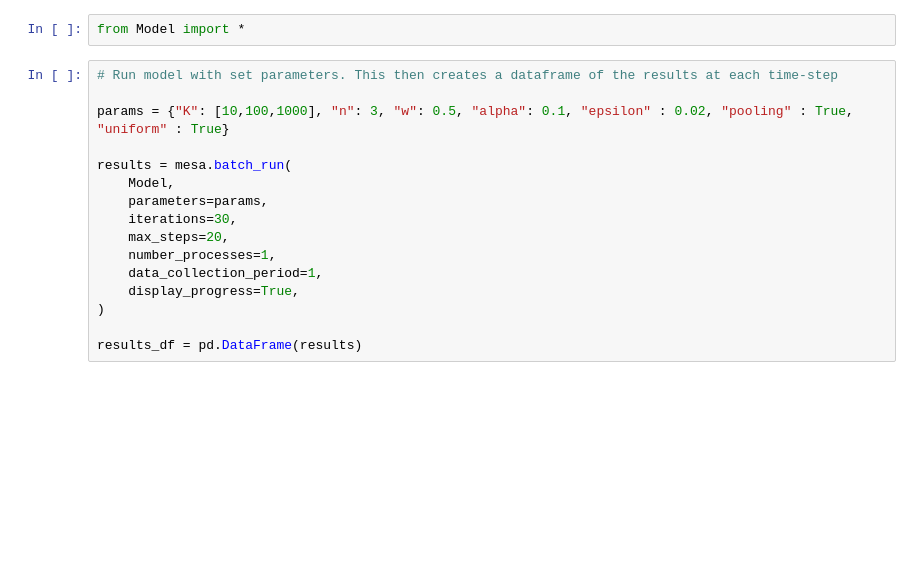
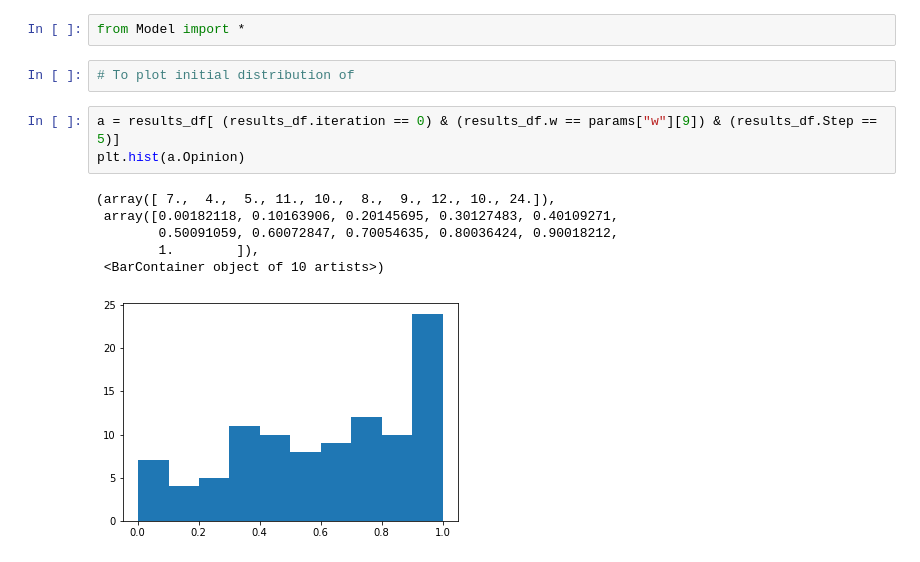
Before and after one commit to TheoLeVay1/Dynamic-Environments-in-Best-of-N, a Jupyter notebook: Model_experimentation.ipynb, the cells around one changed output. Drawn from its saved outputs; the diff is of its cells as text; blank space fills up the shorter version.

```diff
--- a/Model_experimentation.ipynb
+++ b/Model_experimentation.ipynb
@@ -1,18 +1,14 @@
 # %%
 from Model import *
-# %%
-# Run model with set parameters. This then creates a dataframe of the results at each time-step
-
-params = {"K": [10,100,1000], "n": 3, "w": 0.5, "alpha": 0.1, "epsilon" : 0.02, "pooling" : True, "uniform" : True}
-
-results = mesa.batch_run(
-    Model,
-    parameters=params,
-    iterations=30,
-    max_steps=20,
-    number_processes=1,
-    data_collection_period=1,
-    display_progress=True,
-)
-
-results_df = pd.DataFrame(results)
+# %%
+# To plot initial distribution of
+# %%
+a = results_df[ (results_df.iteration == 0) & (results_df.w == params["w"][9]) & (results_df.Step == 5)]
+plt.hist(a.Opinion)
+# %% [output]
+(array([ 7.,  4.,  5., 11., 10.,  8.,  9., 12., 10., 24.]),
+ array([0.00182118, 0.10163906, 0.20145695, 0.30127483, 0.40109271,
+        0.50091059, 0.60072847, 0.70054635, 0.80036424, 0.90018212,
+        1.        ]),
+ <BarContainer object of 10 artists>)
+[figure, added]
```
Also changed, not shown: parts of 7 cells of this notebook, 9 other files.
